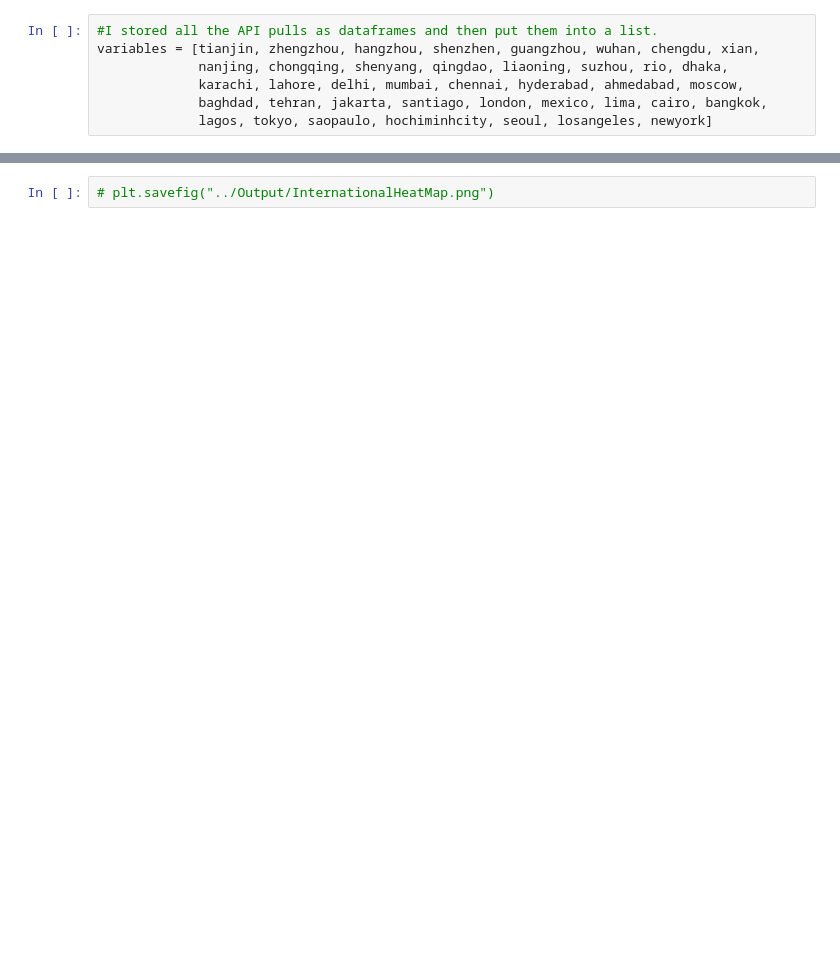
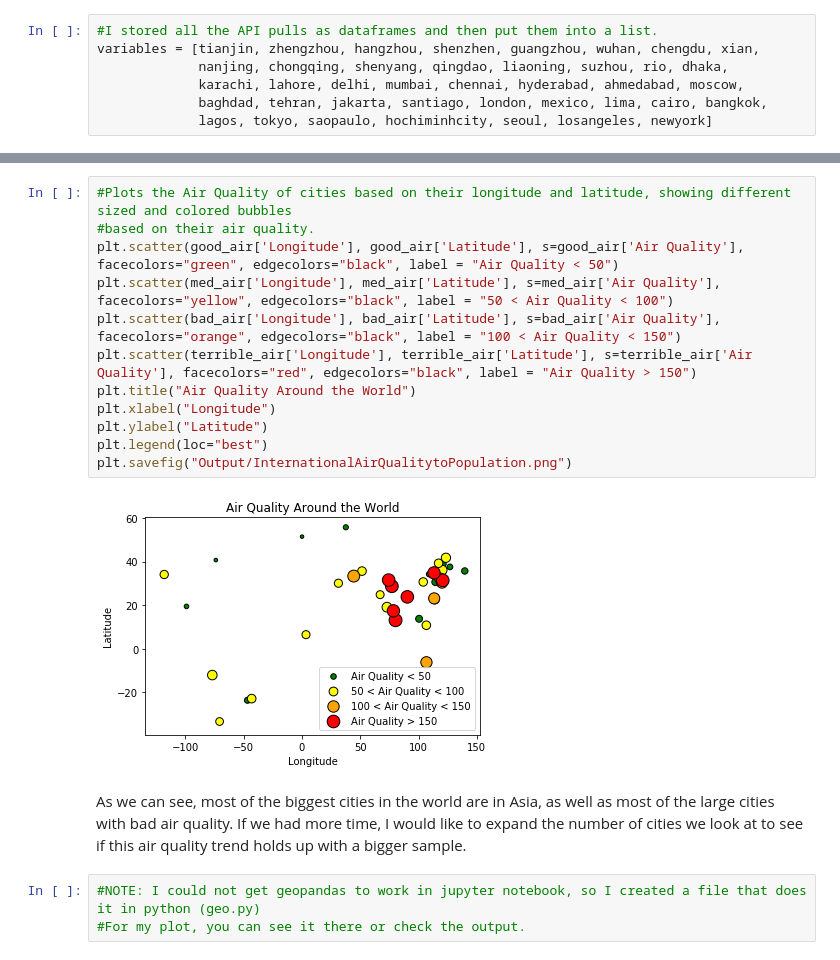
Before and after one commit to nadireag/Air-Quality, a Jupyter notebook: Top 50 International Cities.ipynb, the cells around one changed output, grey strips where cells are left out. Saved outputs shown, nothing was run; the diff lists cells and outputs as text; blank space fills up the shorter version.

```diff
--- a/Top 50 International Cities.ipynb
+++ b/Top 50 International Cities.ipynb
@@ -389,5 +386,24 @@ fig.add_layer(heat_layer)
 fig
 # %% [output]
 [interactive output not drawn]
-# %%
-# plt.savefig("../Output/InternationalHeatMap.png")
+# %%
+#Plots the Air Quality of cities based on their longitude and latitude, showing different sized and colored bubbles
+#based on their air quality.
+plt.scatter(good_air['Longitude'], good_air['Latitude'], s=good_air['Air Quality'], facecolors="green", edgecolors="black", label = "Air Quality < 50")
+plt.scatter(med_air['Longitude'], med_air['Latitude'], s=med_air['Air Quality'], facecolors="yellow", edgecolors="black", label = "50 < Air Quality < 100")
+plt.scatter(bad_air['Longitude'], bad_air['Latitude'], s=bad_air['Air Quality'], facecolors="orange", edgecolors="black", label = "100 < Air Quality < 150")
+plt.scatter(terrible_air['Longitude'], terrible_air['Latitude'], s=terrible_air['Air Quality'], facecolors="red", edgecolors="black", label = "Air Quality > 150")
+plt.title("Air Quality Around the World")
+plt.xlabel("Longitude")
+plt.ylabel("Latitude")
+plt.legend(loc="best")
+plt.savefig("Output/InternationalAirQualitytoPopulation.png")
+# %% [output]
+[figure, added]
+# %% [markdown]
+As we can see, most of the biggest cities in the world are in Asia, as well as most of the large cities with bad
+air quality. If we had more time, I would like to expand the number of cities we look at to see if this air quality
+trend holds up with a bigger sample.
+# %%
+#NOTE: I could not get geopandas to work in jupyter notebook, so I created a file that does it in python (geo.py)
+#For my plot, you can see it there or check the output.
```
Also changed, not shown: parts of 21 cells of this notebook, 9 other files.
